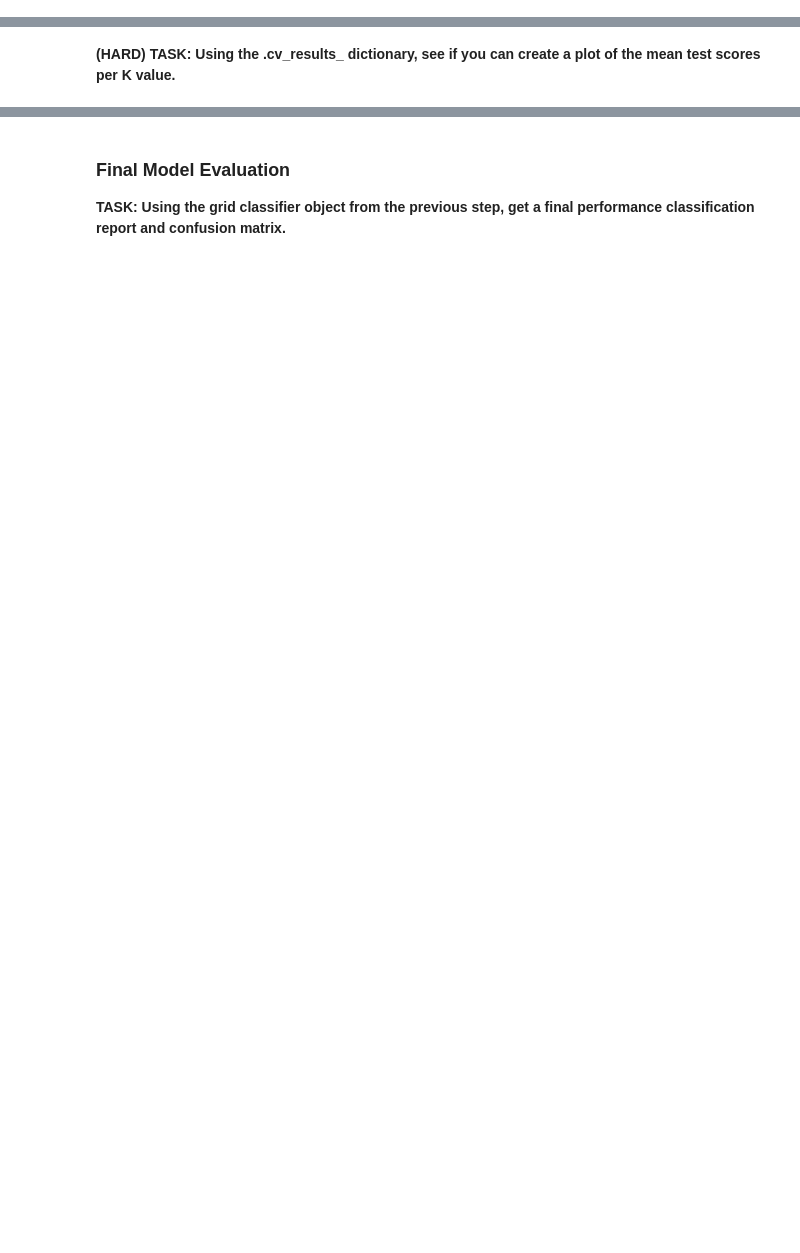
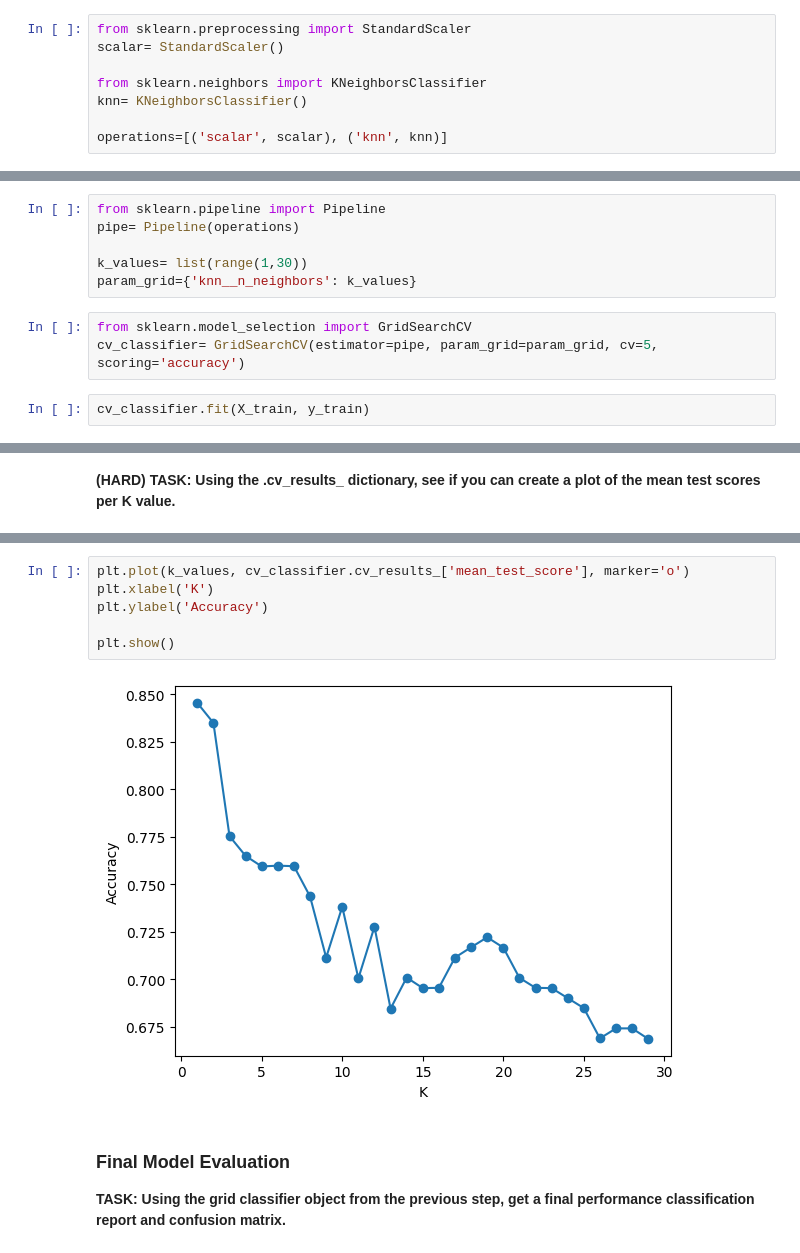
Before and after one commit to pgvv/DS-Projects, a Jupyter notebook: KNN.ipynb, the cells around one changed output, grey strips where cells are left out. Saved outputs shown, nothing was run; the diff lists cells and outputs as text; blank space fills up the shorter version.

```diff
--- a/KNN.ipynb
+++ b/KNN.ipynb
@@ -87,2 +90,10 @@ Our approach here will be one of using Cross Validation on 90% of the dataset, a
+# %%
+from sklearn.preprocessing import StandardScaler
+scalar= StandardScaler()
+
+from sklearn.neighbors import KNeighborsClassifier
+knn= KNeighborsClassifier()
+
+operations=[('scalar', scalar), ('knn', knn)]
 # %% [markdown]
 **TASK: Perform a grid-search with the pipeline to test various values of k and report back the best performing parameters.**
@@ -119,0 +100,11 @@ GridSearchCV(cv=5,
+# %%
+from sklearn.pipeline import Pipeline
+pipe= Pipeline(operations)
+
+k_values= list(range(1,30))
+param_grid={'knn__n_neighbors': k_values}
+# %%
+from sklearn.model_selection import GridSearchCV
+cv_classifier= GridSearchCV(estimator=pipe, param_grid=param_grid, cv=5, scoring='accuracy')
+# %%
+cv_classifier.fit(X_train, y_train)
@@ -136,3 +152,11 @@ Text(0, 0.5, 'Accuracy')
+# %%
+plt.plot(k_values, cv_classifier.cv_results_['mean_test_score'], marker='o')
+plt.xlabel('K')
+plt.ylabel('Accuracy')
+
+plt.show()
+# %% [output]
+[figure, added]
 # %% [markdown]
 ### Final Model Evaluation
 
```
Also changed, not shown: parts of 26 cells of this notebook.
